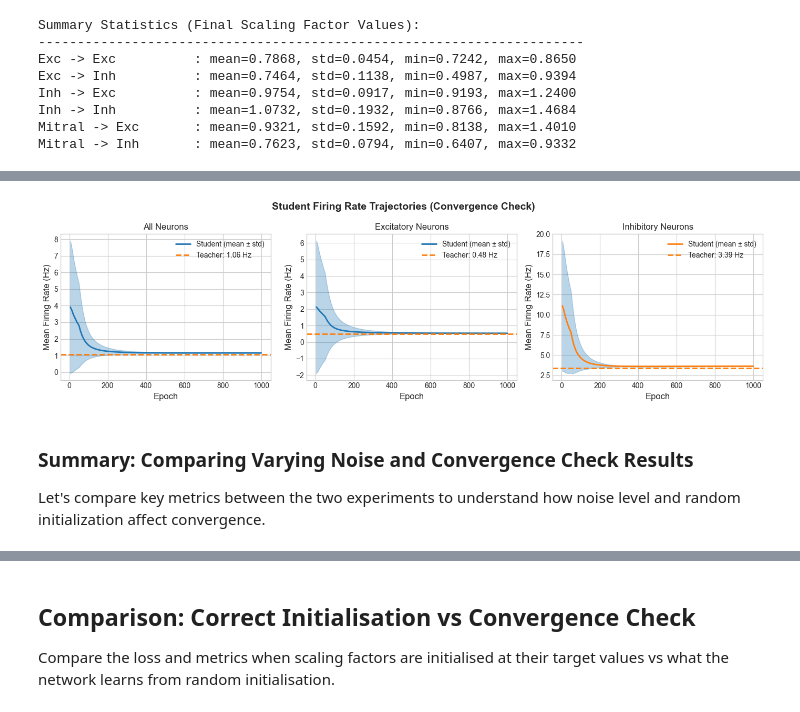
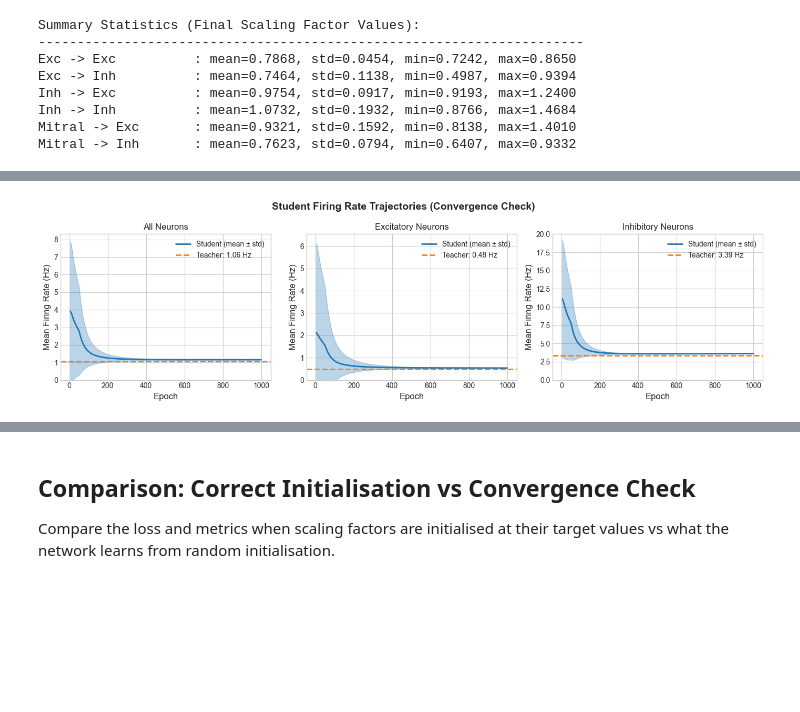
Before and after one commit to rory-bedford/connectome-snns, a Jupyter notebook: notebooks/analyse_noisy_student_teacher.ipynb, the cells around one changed output, grey strips where cells are left out. Saved outputs shown, nothing was run; the diff lists cells and outputs as text; code cells hidden in the pictures; blank space fills up the shorter version.

```diff
--- a/notebooks/analyse_noisy_student_teacher.ipynb
+++ b/notebooks/analyse_noisy_student_teacher.ipynb
@@ -737,29 +680,0 @@ Overall: 0.8794 ± 0.0706
-# %%
-# Plot loss trajectories across seeds
-fig, ax = plt.subplots(figsize=(10, 6))
-
-for seed_idx, seed in enumerate(seeds):
-    seed_dir = convergence_dir / f"seed-{seed}"
-    metrics_df = pd.read_csv(seed_dir / "training_metrics.csv")
-    ax.plot(metrics_df["epoch"], metrics_df["total_loss"],
-            color=colors[seed_idx], alpha=0.7, linewidth=1.5)
-
-ax.set_xlabel("Epoch", fontsize=12)
-ax.set_ylabel("Total Loss", fontsize=12)
-ax.set_title("Loss Trajectories Across Seeds", fontsize=14, fontweight="bold")
-ax.set_yscale("log")
-
-# Add legend
-handles = [plt.Line2D([0], [0], color=colors[i], linewidth=2) for i in range(len(seeds))]
-labels = [f"Seed {s}" for s in seeds]
-ax.legend(handles, labels, loc="upper right", ncol=2)
-
-plt.tight_layout()
-plt.show()
-
-# Print final losses
-print("\nFinal losses:")
-for seed in seeds:
-    seed_dir = convergence_dir / f"seed-{seed}"
-    metrics_df = pd.read_csv(seed_dir / "training_metrics.csv")
-    print(f"  Seed {seed}: {metrics_df['total_loss'].iloc[-1]:.6f}")
@@ -819,38 +721,37 @@ ax.axhline(y=teacher_fr_mean, color="C1", linestyle="--", linewidth=2, label=f"T
 ax.set_xlabel("Epoch", fontsize=12)
 ax.set_ylabel("Mean Firing Rate (Hz)", fontsize=12)
 ax.set_title("All Neurons", fontsize=12)
+ax.set_ylim(0, None)
 ax.legend(loc="best")
 
 # Plot: Excitatory neurons
 ax = axes[1]
 mean_traj = fr_exc_all.mean(axis=0)
 std_traj = fr_exc_all.std(axis=0)
 ax.fill_between(epochs_ref, mean_traj - std_traj, mean_traj + std_traj, alpha=0.3, color="C0")
 ax.plot(epochs_ref, mean_traj, color="C0", linewidth=2, label="Student (mean ± std)")
 ax.axhline(y=teacher_fr_exc, color="C1", linestyle="--", linewidth=2, label=f"Teacher: {teacher_fr_exc:.2f} Hz")
 ax.set_xlabel("Epoch", fontsize=12)
 ax.set_ylabel("Mean Firing Rate (Hz)", fontsize=12)
 ax.set_title("Excitatory Neurons", fontsize=12)
+ax.set_ylim(0, None)
 ax.legend(loc="best")
 
 # Plot: Inhibitory neurons
 ax = axes[2]
 mean_traj = fr_inh_all.mean(axis=0)
 std_traj = fr_inh_all.std(axis=0)
 ax.fill_between(epochs_ref, mean_traj - std_traj, mean_traj + std_traj, alpha=0.3, color="C0")
-ax.plot(epochs_ref, mean_traj, color="C1", linewidth=2, label="Student (mean ± std)")
+ax.plot(epochs_ref, mean_traj, color="C0", linewidth=2, label="Student (mean ± std)")
 ax.axhline(y=teacher_fr_inh, color="C1", linestyle="--", linewidth=2, label=f"Teacher: {teacher_fr_inh:.2f} Hz")
 ax.set_xlabel("Epoch", fontsize=12)
 ax.set_ylabel("Mean Firing Rate (Hz)", fontsize=12)
 ax.set_title("Inhibitory Neurons", fontsize=12)
+ax.set_ylim(0, None)
 ax.legend(loc="best")
 
 plt.suptitle("Student Firing Rate Trajectories (Convergence Check)", fontsize=14, fontweight="bold")
 plt.tight_layout()
 plt.show()
 # %% [output]
-[figure, old version]
+[figure, new version]
-# %% [markdown]
-### Summary: Comparing Varying Noise and Convergence Check Results
-
-Let's compare key metrics between the two experiments to understand how noise level and random initialization affect convergence.
```
Also changed, not shown: parts of 17 cells of this notebook, 1 other file.
